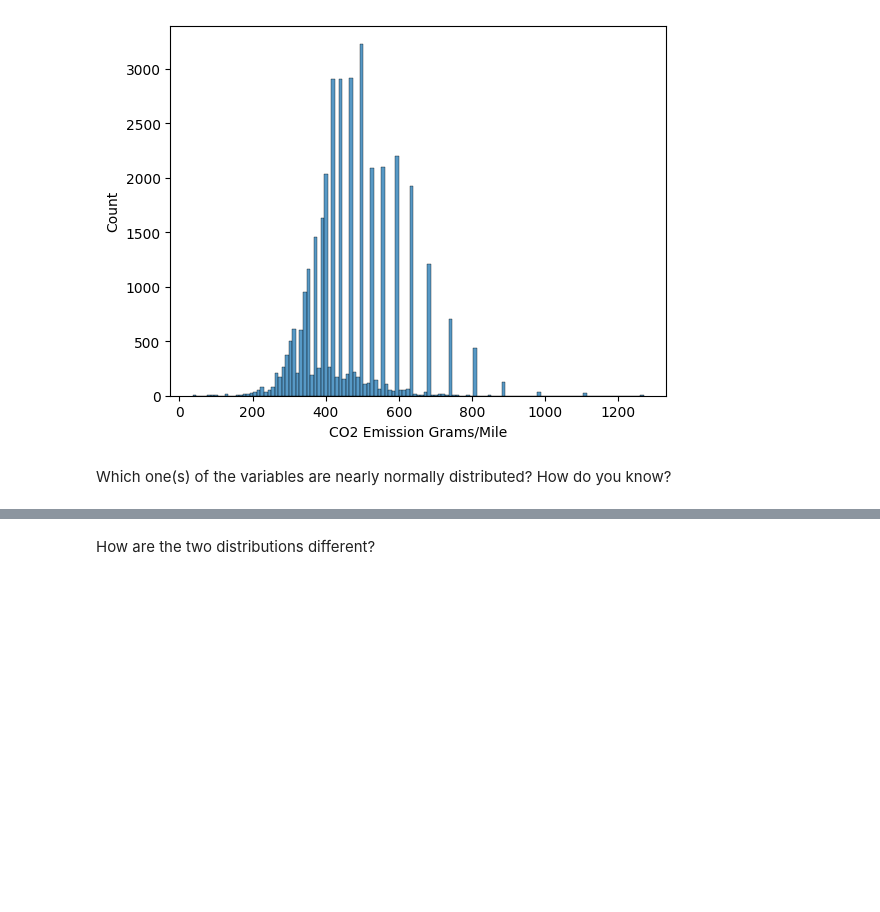
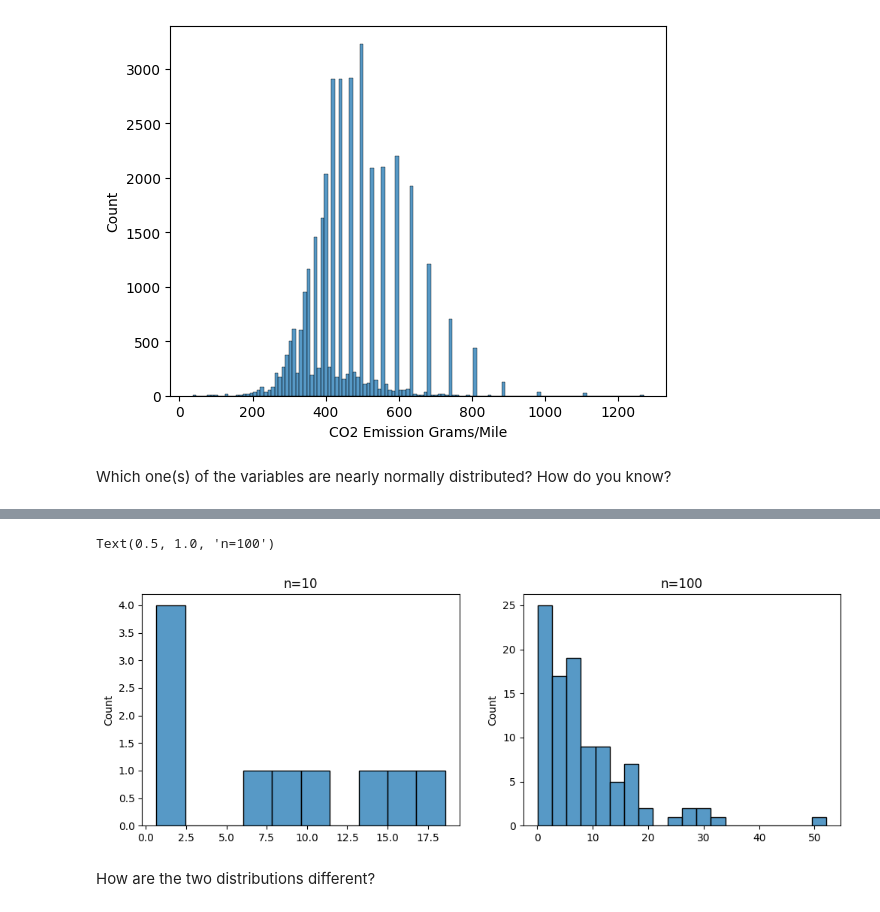
Before and after one commit to ironhack-labs/lab-continuous-probability-distributions-en, a Jupyter notebook: your-code/main.ipynb, the cells around one changed output, grey strips where cells are left out. Saved outputs shown, nothing was run; the diff lists cells and outputs as text; code cells hidden in the pictures; blank space fills up the shorter version.

```diff
--- a/your-code/main.ipynb
+++ b/your-code/main.ipynb
@@ -224,26 +224,20 @@ Your output should look like below:
 # %%
 # Function to generate exponentially distributed random numbers
 def generate_exponential(mean, count):
-    """
-    Generates exponentially distributed random numbers
-
-    Parameters:
-    - mean: the mean of the exponential distribution
-    - count: how many numbers to generate
-
-    Returns:
-    - list of exponentially distributed random numbers
-    """
     numbers = np.random.exponential(scale=mean, size=count)
     return numbers.tolist()
 
-# Generate two sequences with different sample sizes
+# Generate two sequences
 exp_data_10 = generate_exponential(mean=10, count=10)
 exp_data_100 = generate_exponential(mean=10, count=100)
 
-sns.histplot(exp_data_10, bins=100)
-
-sns.histplot(exp_data_100, bins=100)
+# Simple side-by-side histograms
+fig, (ax1, ax2) = plt.subplots(1, 2, figsize=(12, 4))
+sns.histplot(exp_data_10, bins=10, ax=ax1).set_title('n=10')
+sns.histplot(exp_data_100, bins=20, ax=ax2).set_title('n=100')
+# %% [output]
+Text(0.5, 1.0, 'n=100')
+[figure, added]
 # %% [markdown]
 How are the two distributions different?
 # %% [markdown]
```
Also changed, not shown: parts of 7 cells of this notebook.
